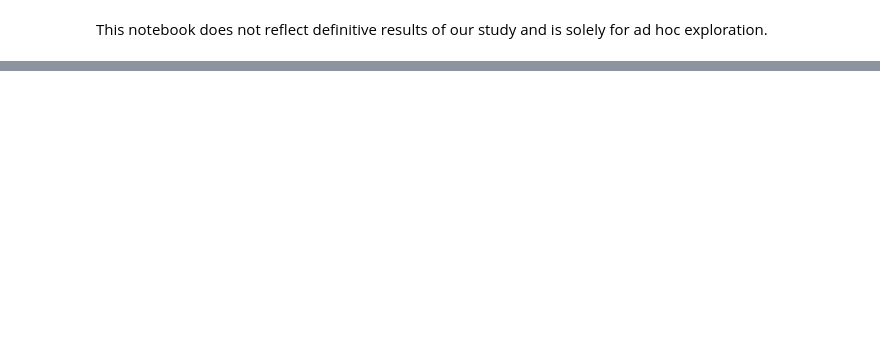
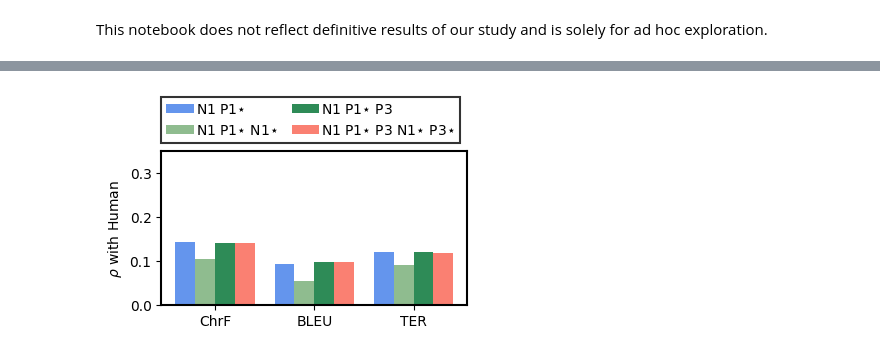
Before and after one commit to ufal/optimal-reference-translations, a Jupyter notebook: src/evaluation/quick_macaj_analysis.ipynb, the cells around one changed output, grey strips where cells are left out. Cells and saved outputs as stored; diff of their text form; code cells hidden in the pictures; blank space fills up the shorter version.

```diff
--- a/src/evaluation/quick_macaj_analysis.ipynb
+++ b/src/evaluation/quick_macaj_analysis.ipynb
@@ -327,35 +274,34 @@ plt.show()
 # %%
-import matplotlib.pyplot as plt
-
-
 plt.figure(figsize=(4, 2.9))
 XTICKLABELS = ["ChrF", "BLEU", "TER"]
 def plot_corr(source_txt, offset_x, scores_bleu, scores_chrf, scores_ter, scores_human):
     plt.xticks(range(len(XTICKLABELS)), XTICKLABELS)
     plt.bar(
        np.array(range(len(XTICKLABELS)))+offset_x,
        [
           corr_nice(scores_human, scores_chrf),
           corr_nice(scores_human, scores_bleu),
           corr_nice(scores_human, scores_ter),
        ],
        width=0.2,
        label=source_txt
     )
-    plt.ylim(None, 0.48)
+    plt.ylim(None, 0.35)
     plt.ylabel("$\\rho$ with Human")
 
-plot_corr("N1 P1", -0.3, bleu_google_mixnop3, chrf_google_mixnop3, ter_google_mixnop3, human_google)
-plot_corr("N1 P1 N1' P1'", -0.1, bleu_google_mixwpenop3, chrf_google_mixwpenop3, ter_google_mixwpenop3, human_google)
-plot_corr("N1 P1 P3", +0.1, bleu_google_mix, chrf_google_mix, ter_google_mix, human_google)
-plot_corr("N1 P1 P3 N1' P1' P3'", +0.3, bleu_google_mixwpe, chrf_google_mixwpe, ter_google_mixwpe, human_google)
+plot_corr("N1 P1$\\star$", -0.3, bleu_n1_p1s, chrf_n1_p1s, ter_n1_p1s, human)
+plot_corr("N1 P1$\\star$ N1$\\star$", -0.1, bleu_n1s_p1s, chrf_n1s_p1s, ter_n1s_p1s, human)
+plot_corr("N1 P1$\\star$ P3", +0.1, bleu_n1_p1s_p3, chrf_n1_p1s_p3, ter_n1_p1s_p3, human)
+plot_corr("N1 P1$\\star$ P3 N1$\\star$ P3$\\star$", +0.3, bleu_n1_p1s_p3_n1s_p3s, chrf_n1_p1s_p3_n1s_p3s, ter_n1_p1s_p3_n1s_p3s, human)
 
 plt.legend(
     ncol=2, fancybox=False, edgecolor="black",
     handletextpad=0.1, columnspacing=1,
     bbox_to_anchor=(1, 1.4),
     loc="upper right"
 ).get_frame().set_linewidth(1.5)
 plt.tight_layout()
 plt.savefig("figure_mixed.pdf")
 plt.show()
+# %% [output]
+[figure, added]
```
Also changed, not shown: parts of 15 cells of this notebook, 1 other file.
